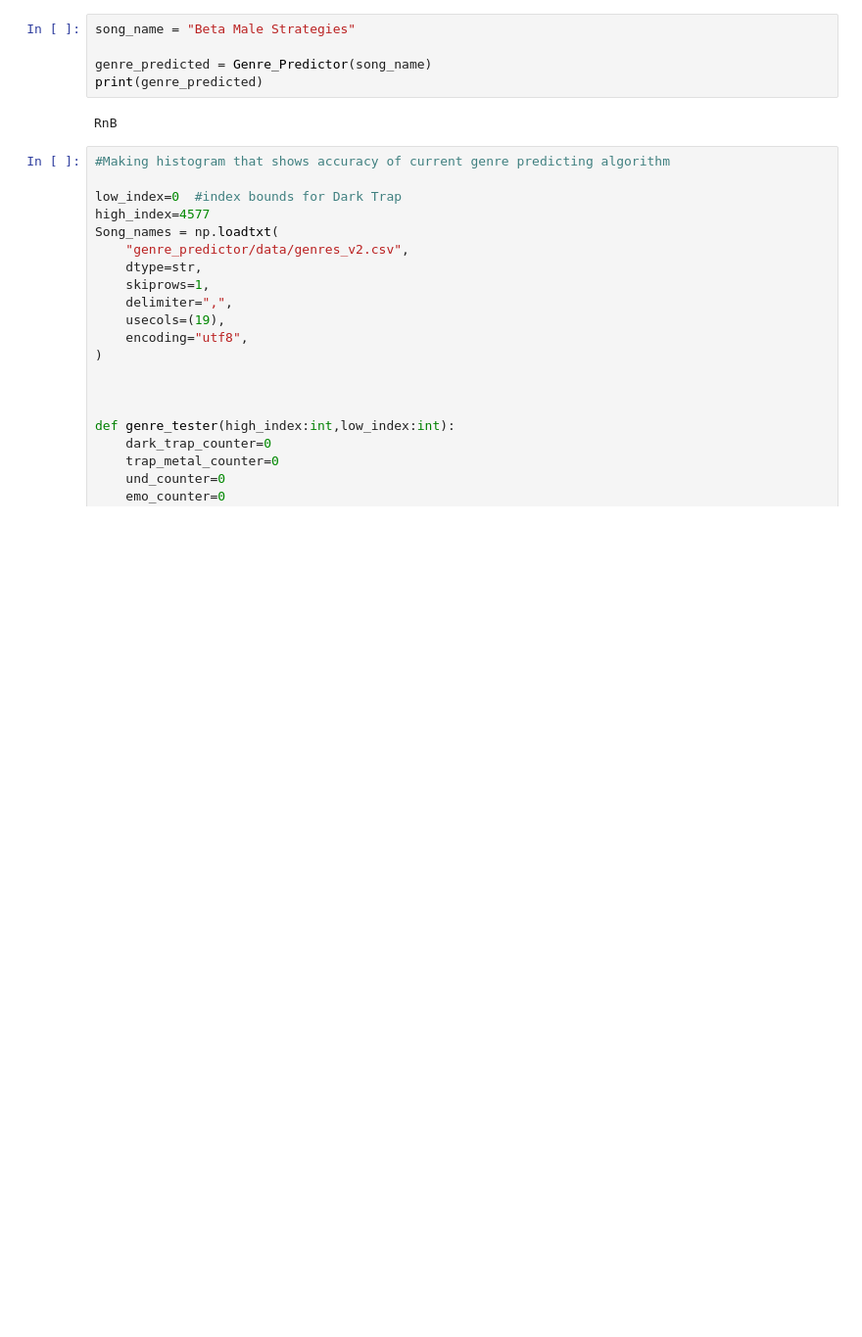
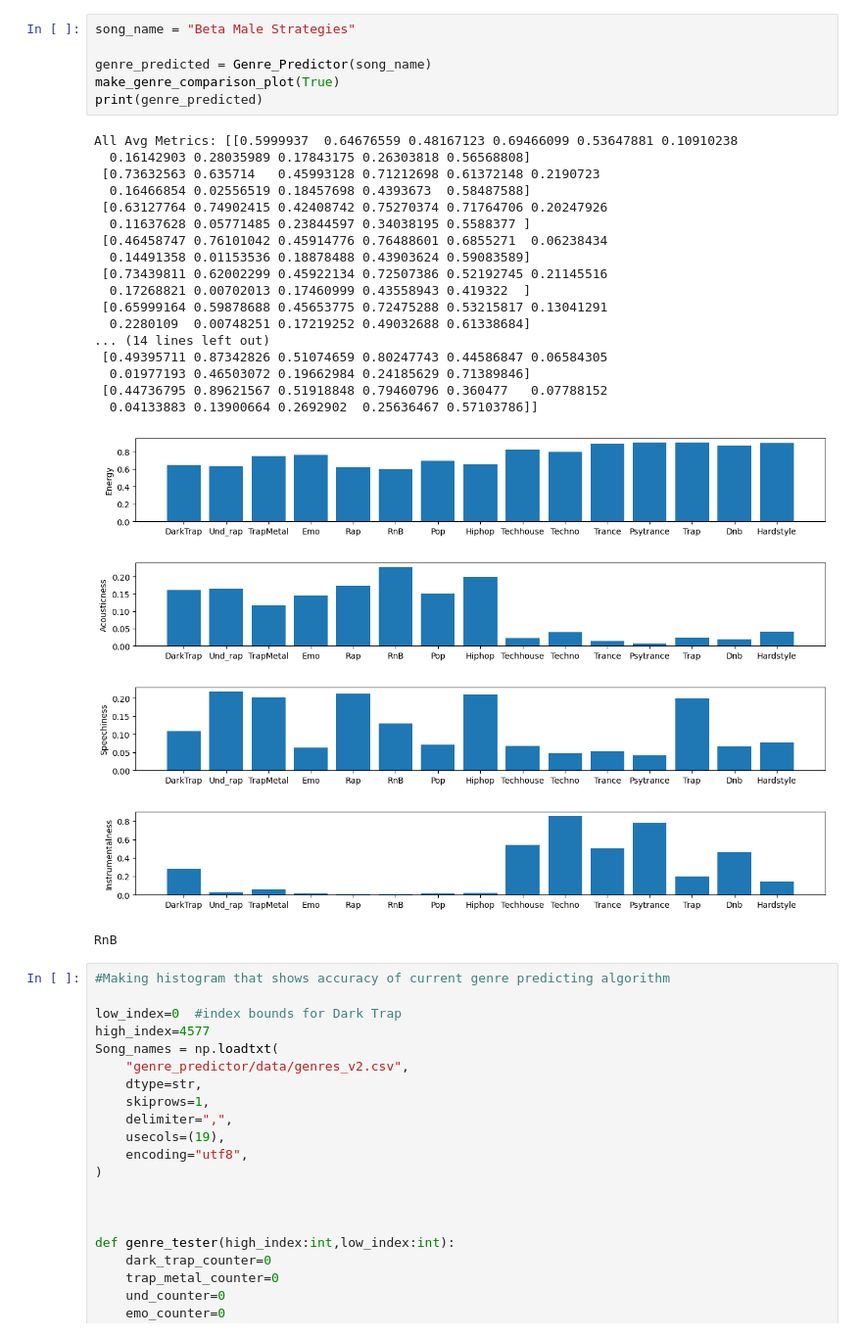
Before and after one commit to henrywhite2727/Genre_Predictor, a Jupyter notebook: testing.ipynb, the cells around one changed output. Shown: that part at 98% size. Drawn from its saved outputs; the diff is of its cells as text; blank space fills up the shorter version.

```diff
--- a/testing.ipynb
+++ b/testing.ipynb
@@ -24,10 +26,29 @@ Note: you may need to restart the kernel to use updated packages.
 # %%
 song_name = "Beta Male Strategies"
 
 genre_predicted = Genre_Predictor(song_name)
+make_genre_comparison_plot(True)
 print(genre_predicted)
 # %% [output]
-RnB
+All Avg Metrics: [[0.5999937  0.64676559 0.48167123 0.69466099 0.53647881 0.10910238
+  0.16142903 0.28035989 0.17843175 0.26303818 0.56568808]
+ [0.73632563 0.635714   0.45993128 0.71212698 0.61372148 0.2190723
+  0.16466854 0.02556519 0.18457698 0.4393673  0.58487588]
+ [0.63127764 0.74902415 0.42408742 0.75270374 0.71764706 0.20247926
+  0.11637628 0.05771485 0.23844597 0.34038195 0.5588377 ]
+ [0.46458747 0.76101042 0.45914776 0.76488601 0.6855271  0.06238434
+  0.14491358 0.01153536 0.18878488 0.43903624 0.59083589]
+ [0.73439811 0.62002299 0.45922134 0.72507386 0.52192745 0.21145516
+  0.17268821 0.00702013 0.17460999 0.43558943 0.419322  ]
+ [0.65999164 0.59878688 0.45653775 0.72475288 0.53215817 0.13041291
+  0.2280109  0.00748251 0.17219252 0.49032688 0.61338684]
+... (14 lines left out)
+ [0.49395711 0.87342826 0.51074659 0.80247743 0.44586847 0.06584305
+  0.01977193 0.46503072 0.19662984 0.24185629 0.71389846]
+ [0.44736795 0.89621567 0.51918848 0.79460796 0.360477   0.07788152
+  0.04133883 0.13900664 0.2692902  0.25636467 0.57103786]]
+[figure, added]
+RnB
 # %%
 #Making histogram that shows accuracy of current genre predicting algorithm
 
```
Also changed, not shown: parts of 7 cells of this notebook, 7 other files.
